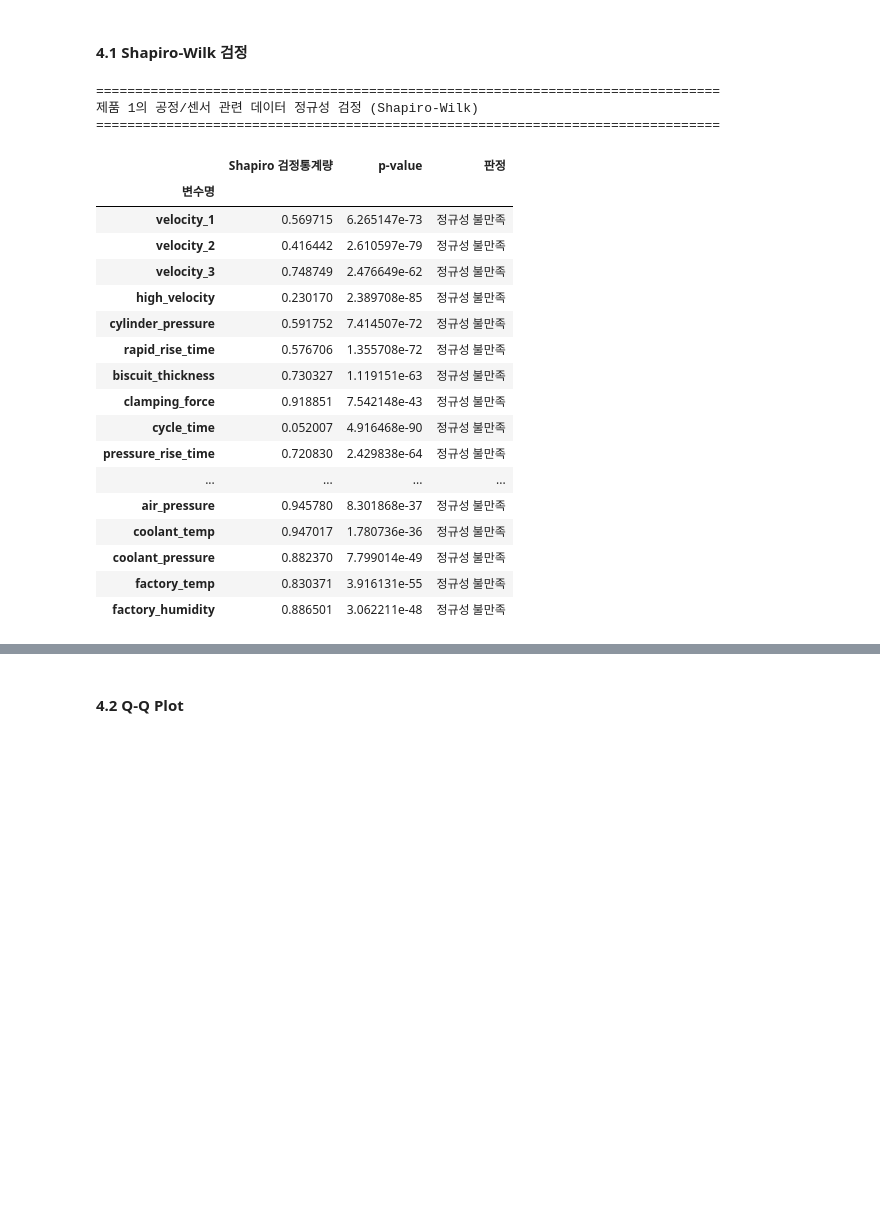
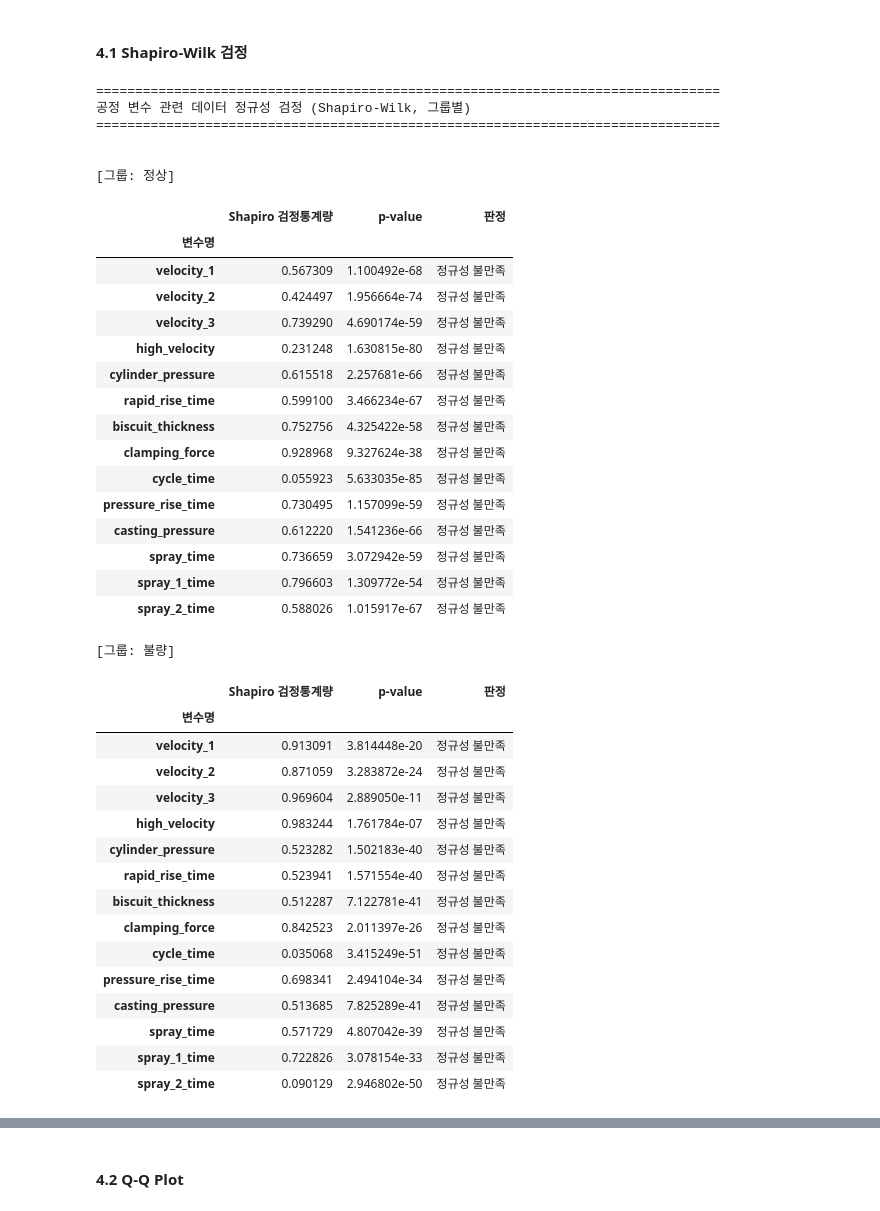
Before and after one commit to hanalo26/sparta-data11-advanced-project, a Jupyter notebook: leegolem/통계_제품1_수정_v5.ipynb, the cells around one changed output, grey strips where cells are left out. Saved outputs shown, nothing was run; the diff lists cells and outputs as text; code cells hidden in the pictures; blank space fills up the shorter version.

```diff
--- a/leegolem/통계_제품1_수정_v5.ipynb
+++ b/leegolem/통계_제품1_수정_v5.ipynb
@@ -473,29 +560,46 @@ def create_shapiro_summary(df, df_name, exclude_cols=None, alpha=0.05):
 # %%
 # 2. 함수 실행
-shapiro_df_original_1 = create_shapiro_summary(
-    df_original_1_1,
-    "공정/센서",
-    exclude_cols=['shot_key', 'is_defect',]
+shapiro_process_1 = create_shapiro_summary_by_group(
+    df_original_1_1[["is_defect"] + PROCESS_COLS],
+    "공정 변수"
 )
 # %% [output]
 ================================================================================
-제품 1의 공정/센서 관련 데이터 정규성 검정 (Shapiro-Wilk)
+공정 변수 관련 데이터 정규성 검정 (Shapiro-Wilk, 그룹별)
 ================================================================================
+
+
+[그룹: 정상]
 |  | Shapiro 검정통계량 | p-value | 판정 |
 | 변수명 |  |  |  |
-| velocity_1 | 0.569715 | 6.265147e-73 | 정규성 불만족 |
-| velocity_2 | 0.416442 | 2.610597e-79 | 정규성 불만족 |
-| velocity_3 | 0.748749 | 2.476649e-62 | 정규성 불만족 |
-| high_velocity | 0.230170 | 2.389708e-85 | 정규성 불만족 |
-| cylinder_pressure | 0.591752 | 7.414507e-72 | 정규성 불만족 |
-| rapid_rise_time | 0.576706 | 1.355708e-72 | 정규성 불만족 |
-| biscuit_thickness | 0.730327 | 1.119151e-63 | 정규성 불만족 |
-| clamping_force | 0.918851 | 7.542148e-43 | 정규성 불만족 |
-| cycle_time | 0.052007 | 4.916468e-90 | 정규성 불만족 |
-| pressure_rise_time | 0.720830 | 2.429838e-64 | 정규성 불만족 |
-| ... | ... | ... | ... |
-| air_pressure | 0.945780 | 8.301868e-37 | 정규성 불만족 |
-| coolant_temp | 0.947017 | 1.780736e-36 | 정규성 불만족 |
-| coolant_pressure | 0.882370 | 7.799014e-49 | 정규성 불만족 |
-| factory_temp | 0.830371 | 3.916131e-55 | 정규성 불만족 |
-| factory_humidity | 0.886501 | 3.062211e-48 | 정규성 불만족 |
+| velocity_1 | 0.567309 | 1.100492e-68 | 정규성 불만족 |
+| velocity_2 | 0.424497 | 1.956664e-74 | 정규성 불만족 |
+| velocity_3 | 0.739290 | 4.690174e-59 | 정규성 불만족 |
+| high_velocity | 0.231248 | 1.630815e-80 | 정규성 불만족 |
+| cylinder_pressure | 0.615518 | 2.257681e-66 | 정규성 불만족 |
+| rapid_rise_time | 0.599100 | 3.466234e-67 | 정규성 불만족 |
+| biscuit_thickness | 0.752756 | 4.325422e-58 | 정규성 불만족 |
+| clamping_force | 0.928968 | 9.327624e-38 | 정규성 불만족 |
+| cycle_time | 0.055923 | 5.633035e-85 | 정규성 불만족 |
+| pressure_rise_time | 0.730495 | 1.157099e-59 | 정규성 불만족 |
+| casting_pressure | 0.612220 | 1.541236e-66 | 정규성 불만족 |
+| spray_time | 0.736659 | 3.072942e-59 | 정규성 불만족 |
+| spray_1_time | 0.796603 | 1.309772e-54 | 정규성 불만족 |
+| spray_2_time | 0.588026 | 1.015917e-67 | 정규성 불만족 |
+[그룹: 불량]
+|  | Shapiro 검정통계량 | p-value | 판정 |
+| 변수명 |  |  |  |
+| velocity_1 | 0.913091 | 3.814448e-20 | 정규성 불만족 |
+| velocity_2 | 0.871059 | 3.283872e-24 | 정규성 불만족 |
+| velocity_3 | 0.969604 | 2.889050e-11 | 정규성 불만족 |
+| high_velocity | 0.983244 | 1.761784e-07 | 정규성 불만족 |
+| cylinder_pressure | 0.523282 | 1.502183e-40 | 정규성 불만족 |
+| rapid_rise_time | 0.523941 | 1.571554e-40 | 정규성 불만족 |
+| biscuit_thickness | 0.512287 | 7.122781e-41 | 정규성 불만족 |
+| clamping_force | 0.842523 | 2.011397e-26 | 정규성 불만족 |
+| cycle_time | 0.035068 | 3.415249e-51 | 정규성 불만족 |
+| pressure_rise_time | 0.698341 | 2.494104e-34 | 정규성 불만족 |
+| casting_pressure | 0.513685 | 7.825289e-41 | 정규성 불만족 |
+| spray_time | 0.571729 | 4.807042e-39 | 정규성 불만족 |
+| spray_1_time | 0.722826 | 3.078154e-33 | 정규성 불만족 |
+| spray_2_time | 0.090129 | 2.946802e-50 | 정규성 불만족 |
```
Also changed, not shown: parts of 20 cells of this notebook, 1 other file.
